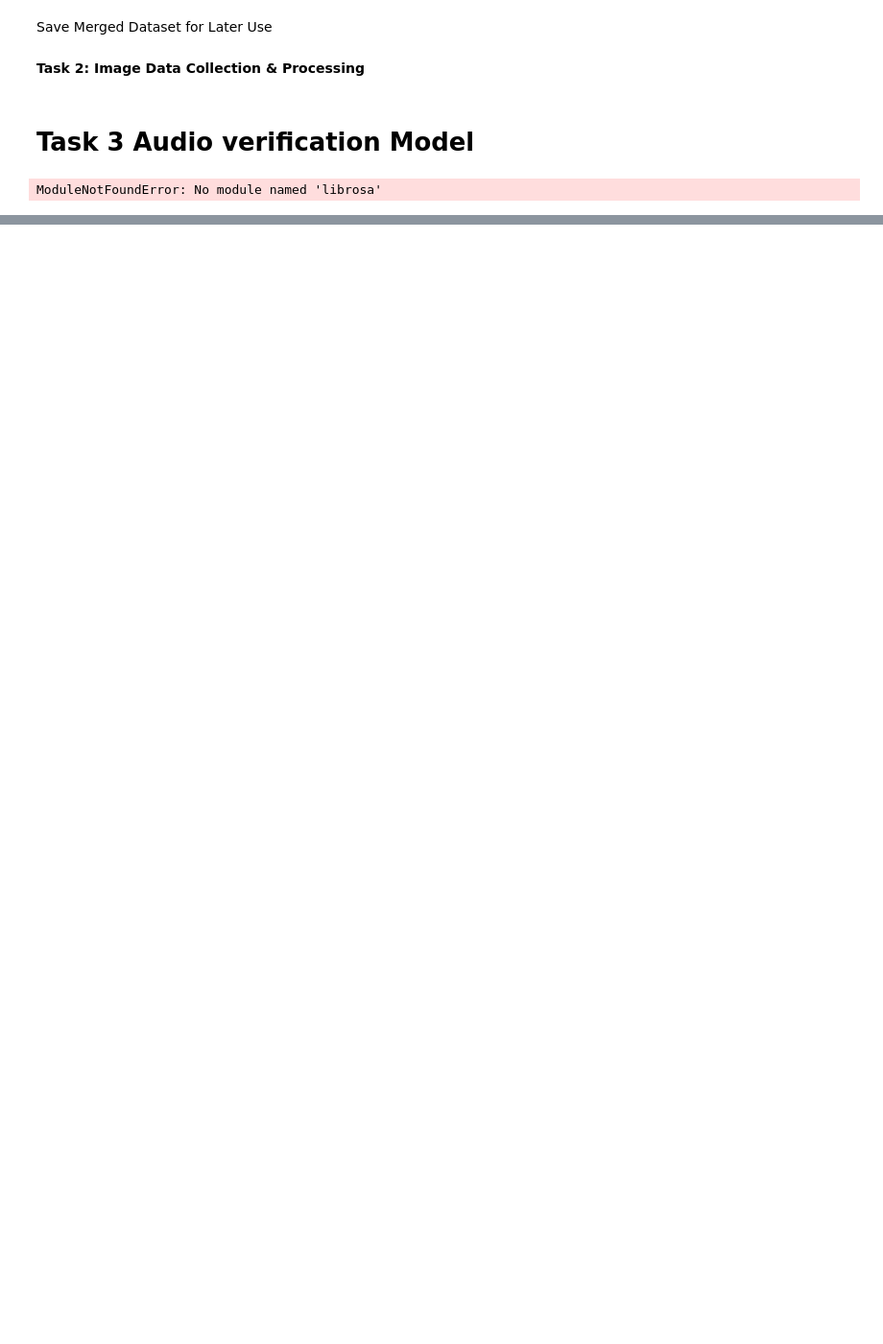
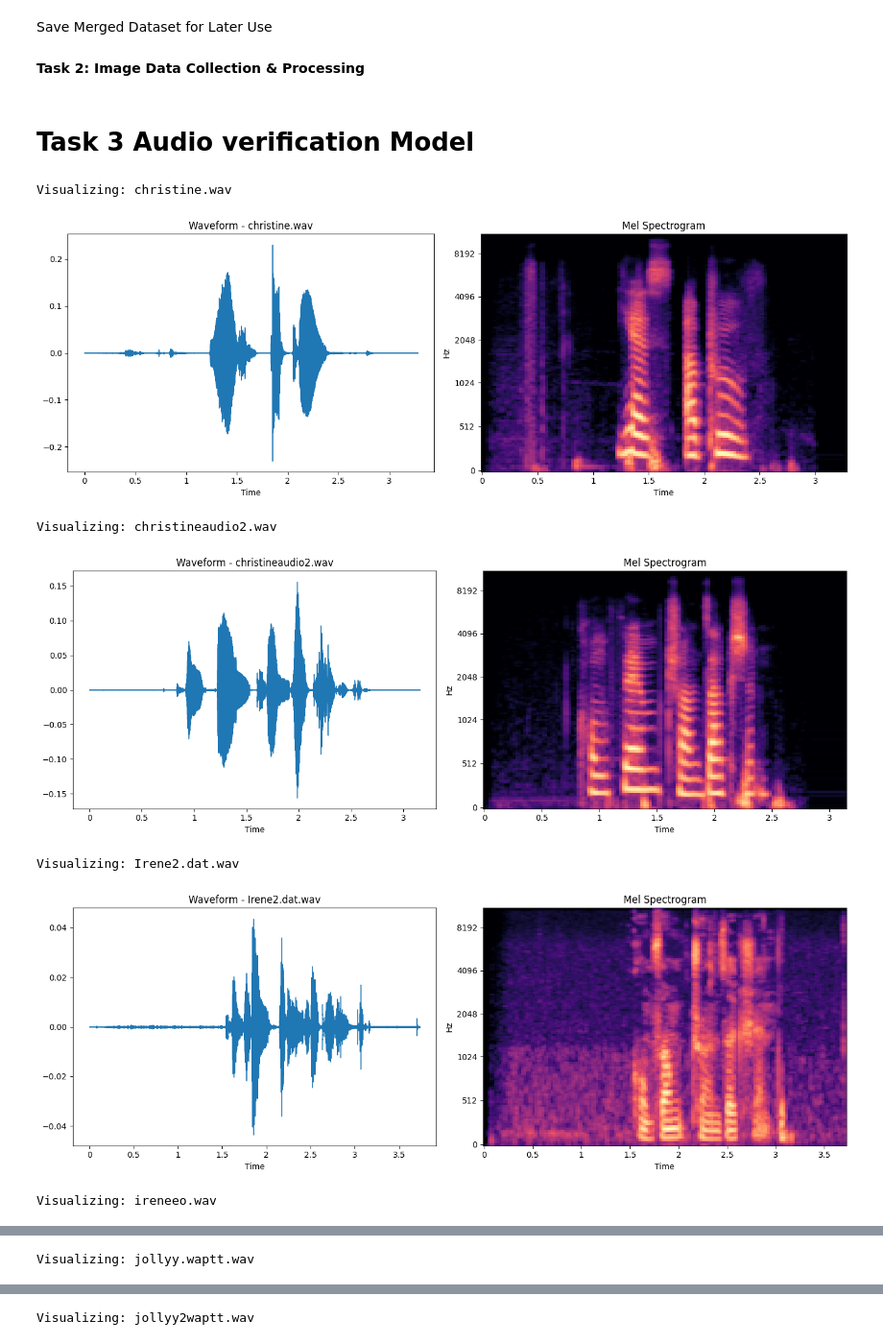
Before and after one commit to cyloic/Data-Preprocessing-Formative, a Jupyter notebook: Group_5_Formative_2.ipynb, the cells around one changed output, grey strips where cells are left out. Shown at 96% size. Drawn from its saved outputs; the diff is of its cells as text; code cells hidden in the pictures; blank space fills up the shorter version.

```diff
--- a/Group_5_Formative_2.ipynb
+++ b/Group_5_Formative_2.ipynb
@@ -197,26 +139,47 @@ merged_df_encoded.to_csv('merged_dataset.csv', index=False)
 # %% [markdown]
 # Task 3 Audio verification Model
 # %%
+import os
 import librosa
 import librosa.display
 import matplotlib.pyplot as plt
+import numpy as np
 
-def display_waveform_and_spectrogram(file):
-    y, sr = librosa.load(file)
-    plt.figure(figsize=(12, 4))
+# Function to display waveform and mel spectrogram
+def display_waveform_and_spectrogram(file_path):
+    y, sr = librosa.load(file_path)
 
+    plt.figure(figsize=(14, 5))
+
+    # Waveform
     plt.subplot(1, 2, 1)
     librosa.display.waveshow(y, sr=sr)
-    plt.title("Waveform")
+    plt.title(f"Waveform - {os.path.basename(file_path)}")
 
+    # Mel Spectrogram
     plt.subplot(1, 2, 2)
-    spec = librosa.feature.melspectrogram(y, sr=sr)
-    librosa.display.specshow(librosa.power_to_db(spec, ref=np.max), sr=sr, x_axis='time', y_axis='mel')
-    plt.title("Spectrogram")
+    spec = librosa.feature.melspectrogram(y=y, sr=sr)
+    spec_db = librosa.power_to_db(spec, ref=np.max)
+    librosa.display.specshow(spec_db, sr=sr, x_axis='time', y_axis='mel')
+    plt.title("Mel Spectrogram")
 
     plt.tight_layout()
     plt.show()
 
-display_waveform_and_spectrogram("yes_approve.wav")
+# Folder containing audio files
+audio_folder = "Datasets/unprocessed_audio_files"
+
+# Loop through files and display each one
+for filename in os.listdir(audio_folder):
+    if filename.endswith(".wav"):
+        file_path = os.path.join(audio_folder, filename)
+        print(f"Visualizing: {filename}")
+        display_waveform_and_spectrogram(file_path)
 # %% [output]
-ModuleNotFoundError: No module named 'librosa'
+Visualizing: christine.wav
+[figure, added]
+Visualizing: christineaudio2.wav
+[figure, added]
+Visualizing: Irene2.dat.wav
+[figure, added]
+Visualizing: ireneeo.wav
@@ -222,0 +187 @@ ModuleNotFoundError: No module named 'librosa'
+Visualizing: jollyy.waptt.wav
@@ -222,0 +189 @@ ModuleNotFoundError: No module named 'librosa'
+Visualizing: jollyy2waptt.wav
```
Also changed, not shown: parts of 18 cells of this notebook, 22 other files.
